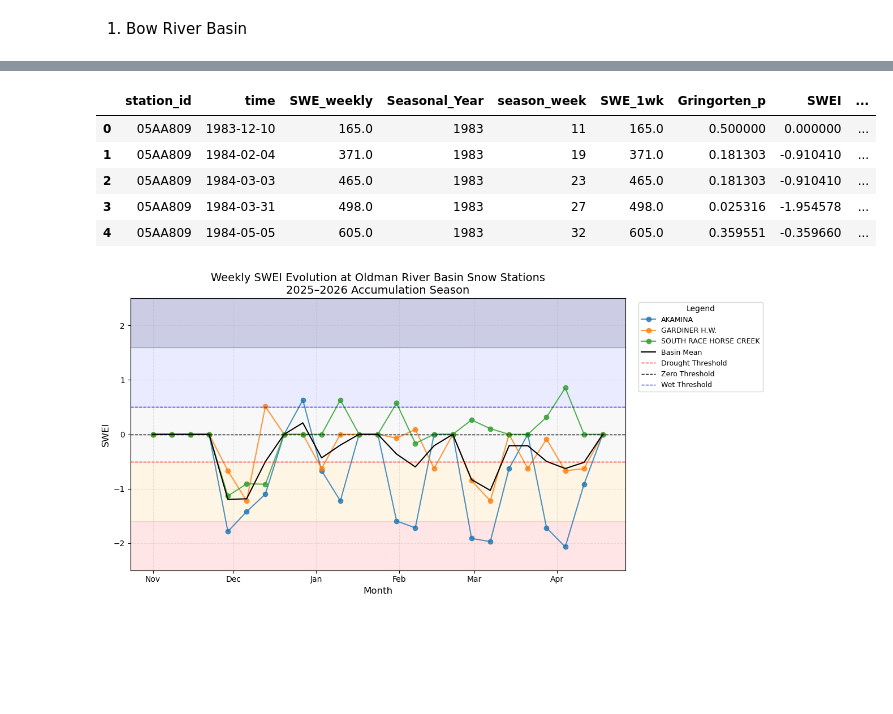
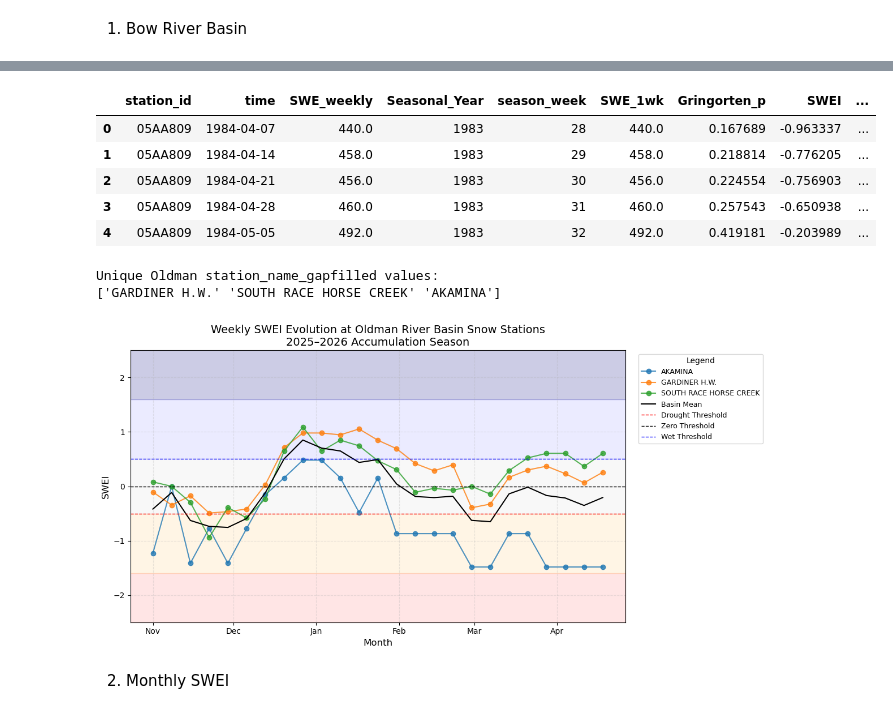
Before and after one commit to Nadiesenali/snowdroughtindex-main, a Jupyter notebook: notebooks/workflows/12_for_report.ipynb, the cells around one changed output, grey strips where cells are left out. Saved outputs shown, nothing was run; the diff lists cells and outputs as text; code cells hidden in the pictures; blank space fills up the shorter version.

```diff
--- a/notebooks/workflows/12_for_report.ipynb
+++ b/notebooks/workflows/12_for_report.ipynb
@@ -376,0 +370,9 @@ Oldman rows: 32109
+# %%
+# Bow River Basin
+bow_station_lookup = bow_historic_matched.drop_duplicates('station_id').set_index('station_id')['station_name']
+
+bow_swe_table['station_name'] = bow_swe_table['station_id'].map(bow_station_lookup)
+
+#bow_swe_table = bow_swe_table.drop(columns=['source_station_id', 'lat', 'lon'])
+
+display(bow_swe_table)
@@ -376,0 +393,7 @@ Oldman rows: 32109
+# %%
+# Oldman River Basin
+oldman_station_lookup = oldman_historic_matched.drop_duplicates('station_id').set_index('station_id')['station_name']
+
+oldman_swe_table['station_name'] = oldman_swe_table['station_id'].map(oldman_station_lookup)
+
+display(oldman_swe_table)
@@ -392,26 +504,0 @@ Unique Oldman station_name_gapfilled values:
-# %%
-# add station_name column to bow_swe_table and oldman_swe_table by comparing station_id with historic matched data
-bow_swe_table = bow_swe_table.merge(
-    bow_historic_matched[['station_id', 'station_name']],
-    left_on='station_id',
-    right_on='station_id',
-    how='left'
-)
-oldman_swe_table = oldman_swe_table.merge(
-    oldman_historic_matched[['station_id', 'station_name']],
-    left_on='station_id',
-    right_on='station_id',
-    how='left'
-)
-
-# add season_2025_df data to the bottom of filtered_station
-final_bow_df = pd.concat([bow_historic_matched, bow_swe_table], ignore_index=True)
-final_oldman_df = pd.concat([oldman_historic_matched, oldman_swe_table], ignore_index=True)
-
-# drop source_station_id,lat,lon column from final_bow_df and final_oldman_df
-final_bow_df = final_bow_df.drop(columns=['source_station_id', 'lat', 'lon'])
-final_oldman_df = final_oldman_df.drop(columns=['source_station_id', 'lat', 'lon'])
-
-
-display(final_bow_df)
-display(final_oldman_df)
@@ -770,22 +838,31 @@ plt.show()
 # %%
 Oldman_weekly_swei = compute_weekly_swei(
-    df=final_oldman_df,
+    df=oldman_swe_table,
     window_weeks=1,      # 1-week SWEI
     week_freq="W-SAT",   # weekly ending Saturday
     weekly_agg="last"    # recommended for SWE
 )
 
 display(Oldman_weekly_swei.head())
 # %% [output]
 |  | station_id | time | SWE_weekly | Seasonal_Year | season_week | SWE_1wk | Gringorten_p | SWEI | ... |
-| 0 | 05AA809 | 1983-12-10 | 165.0 | 1983 | 11 | 165.0 | 0.500000 | 0.000000 | ... |
-| 1 | 05AA809 | 1984-02-04 | 371.0 | 1983 | 19 | 371.0 | 0.181303 | -0.910410 | ... |
-| 2 | 05AA809 | 1984-03-03 | 465.0 | 1983 | 23 | 465.0 | 0.181303 | -0.910410 | ... |
-| 3 | 05AA809 | 1984-03-31 | 498.0 | 1983 | 27 | 498.0 | 0.025316 | -1.954578 | ... |
-| 4 | 05AA809 | 1984-05-05 | 605.0 | 1983 | 32 | 605.0 | 0.359551 | -0.359660 | ... |
+| 0 | 05AA809 | 1984-04-07 | 440.0 | 1983 | 28 | 440.0 | 0.167689 | -0.963337 | ... |
+| 1 | 05AA809 | 1984-04-14 | 458.0 | 1983 | 29 | 458.0 | 0.218814 | -0.776205 | ... |
+| 2 | 05AA809 | 1984-04-21 | 456.0 | 1983 | 30 | 456.0 | 0.224554 | -0.756903 | ... |
+| 3 | 05AA809 | 1984-04-28 | 460.0 | 1983 | 31 | 460.0 | 0.257543 | -0.650938 | ... |
+| 4 | 05AA809 | 1984-05-05 | 492.0 | 1983 | 32 | 492.0 | 0.419181 | -0.203989 | ... |
+# %%
+print("Unique Oldman station_name_gapfilled values:")
+print(Oldman_weekly_swei['station_name'].unique())
+# %% [output]
+Unique Oldman station_name_gapfilled values:
+['GARDINER H.W.' 'SOUTH RACE HORSE CREEK' 'AKAMINA']
 # %%
 # plot for season 2025
 season_2025_weekly = Oldman_weekly_swei[Oldman_weekly_swei['Seasonal_Year'] == 2025].copy()
+
+# remove October for the report
+season_2025_weekly = season_2025_weekly[season_2025_weekly['time'].dt.month != 10].copy()
 
 fig, ax = plt.subplots(figsize=(12,6))
 
@@ -836,8 +913,10 @@ ax.legend(title='Legend',
           fontsize=9)
 
 plt.tight_layout()
-save_path = config['output_plots'] / 'season_2025_weekly_swei.png'
+save_path = config['output_plots'] / 'season_2025_weekly_swei_oldman.png'
 plt.savefig(save_path, dpi=1000, bbox_inches='tight')
 plt.show()
 # %% [output]
-[figure, old version]
+[figure, new version]
+# %% [markdown]
+2. Monthly SWEI
```
Also changed, not shown: parts of 20 cells of this notebook, 2 other files.
